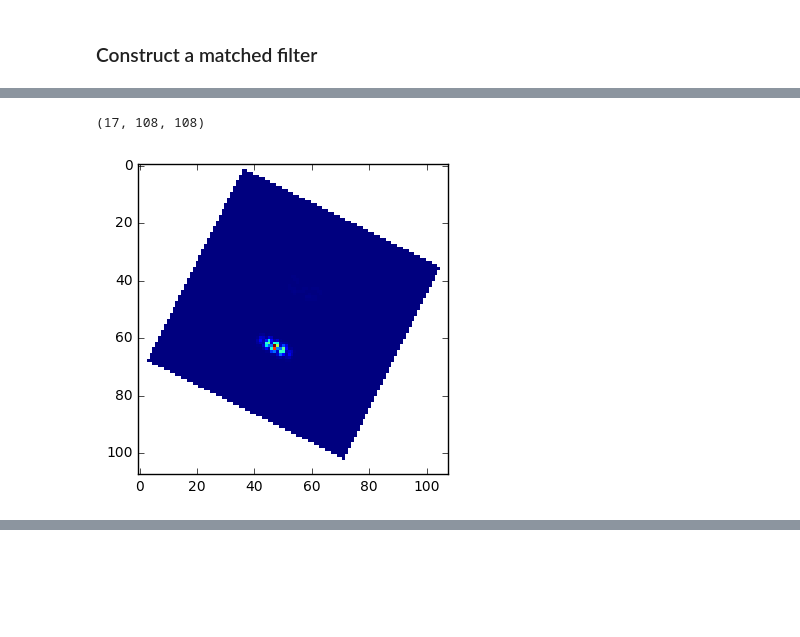
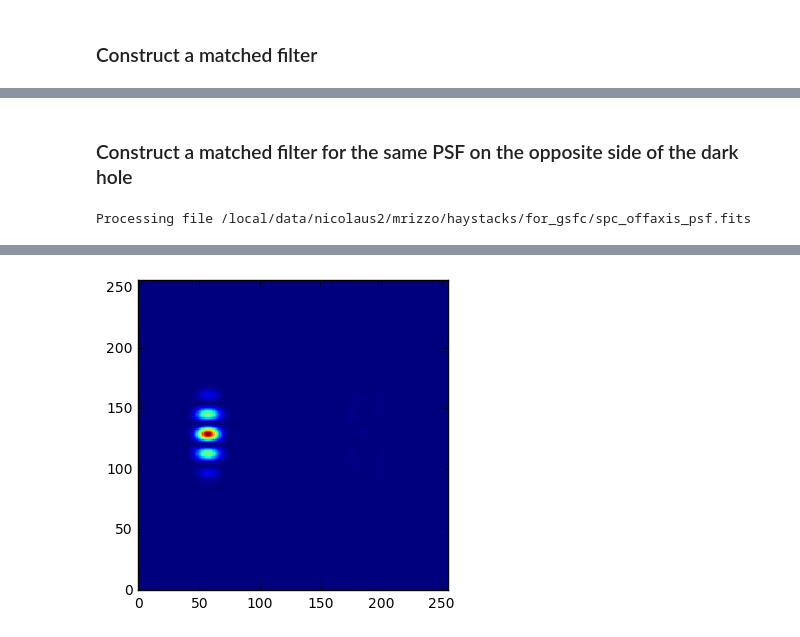
Before and after one commit to mjrfringes/crispy, a Jupyter notebook: notebooks/ShapedPupilIFS.ipynb, the cells around one changed output, grey strips where cells are left out. Cells and saved outputs as stored; diff of their text form; code cells hidden in the pictures; blank space fills up the shorter version.

```diff
--- a/notebooks/ShapedPupilIFS.ipynb
+++ b/notebooks/ShapedPupilIFS.ipynb
@@ -6,3 +6,7 @@ This notebook illustrates processing the Shaped Pupil time series from J. Krist
 ## 1. Reference star processing
 # %% [markdown]
 For this first step, we only process the reference star time series
+# %%
+%pylab inline --no-import-all
+matplotlib.rcParams['image.origin'] = 'lower'
+matplotlib.rcParams['image.interpolation'] = 'nearest'
@@ -429,10 +440,23 @@ print(np.nanstd(residual[0]))
-# %%
-print(offaxis_ideal.data.shape)
-# %% [output]
-(17, 108, 108)
-# %%
-import matplotlib.pyplot as plt
-plt.imshow(offaxis_ideal.data[0],interpolation='nearest')
-plt.show()
-# %% [output]
-[figure, removed]
+# %% [markdown]
+### Construct a matched filter for the same PSF on the opposite side of the dark hole
+# %%
+offaxispsf= '/local/data/nicolaus2/mrizzo/haystacks/for_gsfc/spc_offaxis_psf.fits'
+cube = fits.open(offaxispsf)[0]
+print('Processing file '+offaxispsf)
+Uma47_cube_off_axis = convert_cube(cube,lamlist,Uma47_T,Uma47_Vmag,tel_pupil_area)
+cube.data*=Uma47_cube_off_axis
+
+# flip the image
+for i in range(cube.data.shape[0]):
+    cube.data[i,:,:] = np.fliplr(cube.data[i,:,:])
+plt.imshow(cube.data[0])
+# adjust headers for slightly different wavelength
+cube.header['LAM_C']=0.77
+# by NOT changing the pixelsize, we implicitly assume that the PSF is the same at 770 then at 800
+#cube.header['PIXSIZE']*=0.8/0.77
+par.saveDetector=False
+detectorFrame = propagateIFS(par,lamlist.value/1000.,cube)
+### NEED TO ADD HEADERS HERE!!!
+Image(data = detectorFrame).write('OS5/offaxis_flipped.fits',clobber=True)
+# %% [output]
+Processing file /local/data/nicolaus2/mrizzo/haystacks/for_gsfc/spc_offaxis_psf.fits
@@ -438,0 +465 @@ plt.show()
+[figure, added]
```
Also changed, not shown: parts of 12 cells of this notebook.
